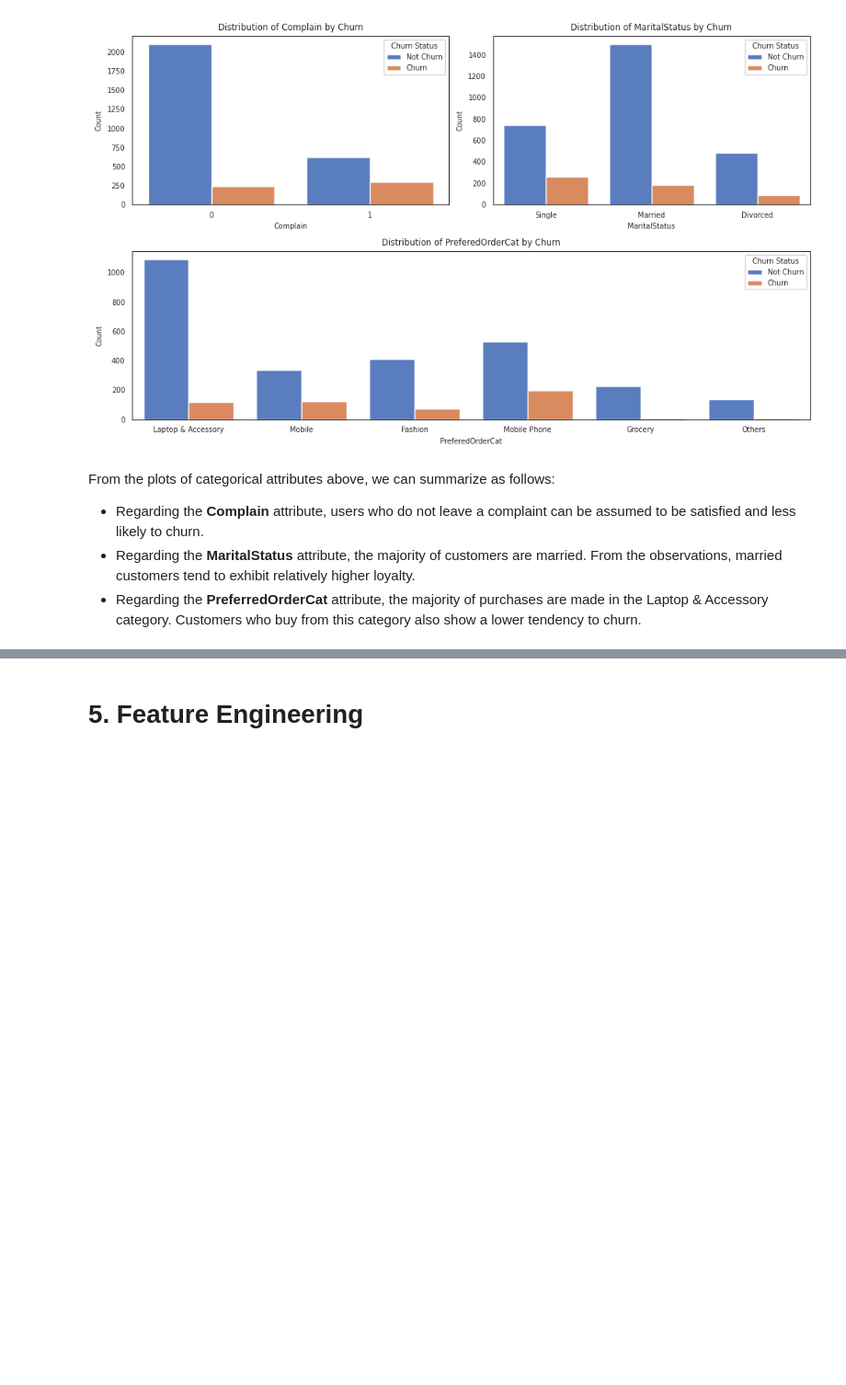
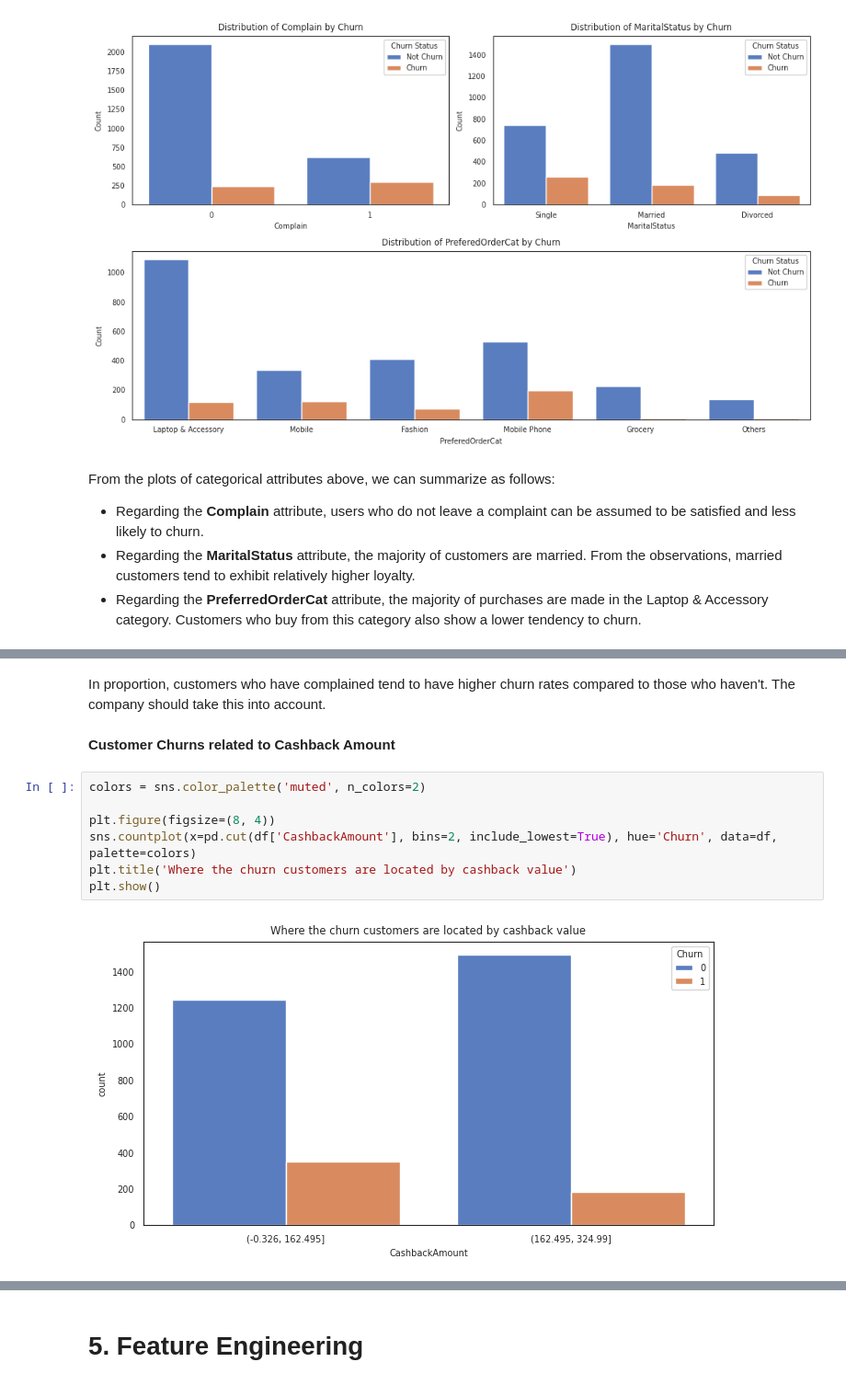
Before and after one commit to mfarik21/ECommerce-Customer-Churn, a Jupyter notebook: e-commerce-customer-churn.ipynb, the cells around one changed output, grey strips where cells are left out. Shown at 92% size. Cells and saved outputs as stored; diff of their text form; blank space fills up the shorter version.

```diff
--- a/e-commerce-customer-churn.ipynb
+++ b/e-commerce-customer-churn.ipynb
@@ -542,0 +578,13 @@ From the plots of categorical attributes above, we can summarize as follows:
+# %% [markdown]
+In proportion, customers who have complained tend to have higher churn rates compared to those who haven't. The company should take this into account.
+# %% [markdown]
+**Customer Churns related to Cashback Amount**
+# %%
+colors = sns.color_palette('muted', n_colors=2)
+
+plt.figure(figsize=(8, 4))
+sns.countplot(x=pd.cut(df['CashbackAmount'], bins=2, include_lowest=True), hue='Churn', data=df, palette=colors)
+plt.title('Where the churn customers are located by cashback value')
+plt.show()
+# %% [output]
+[figure, added]
```
Also changed, not shown: parts of 14 cells of this notebook, 8 other files.
